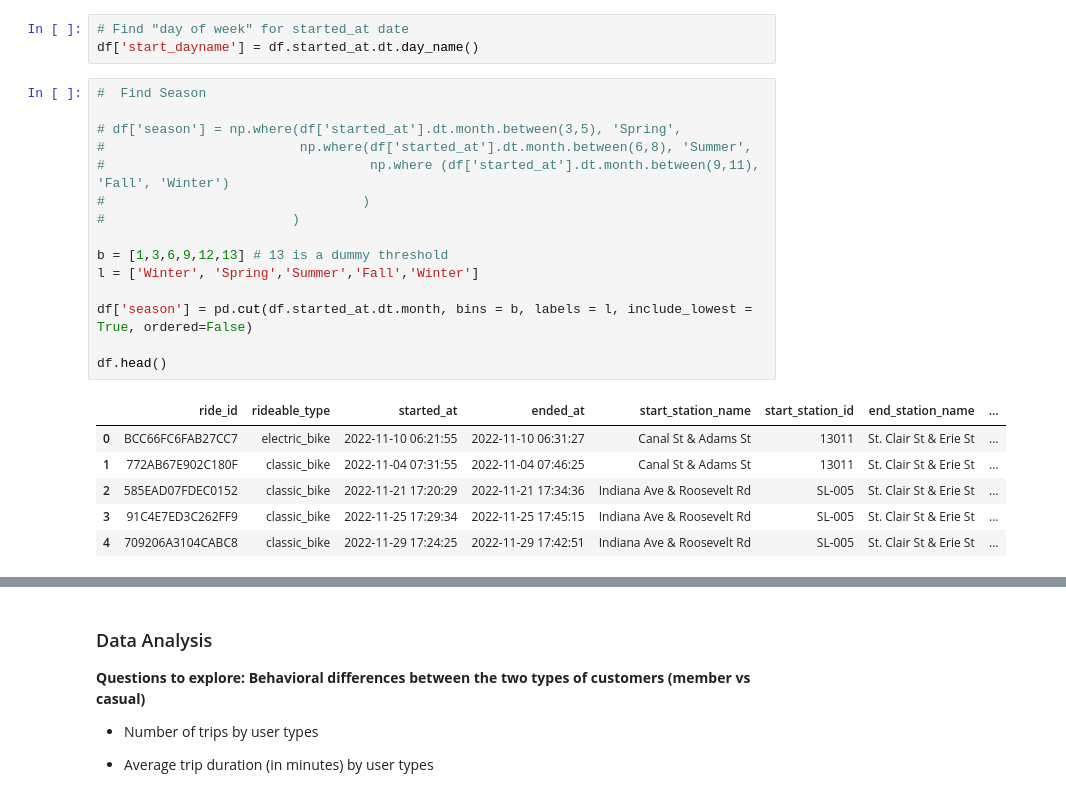
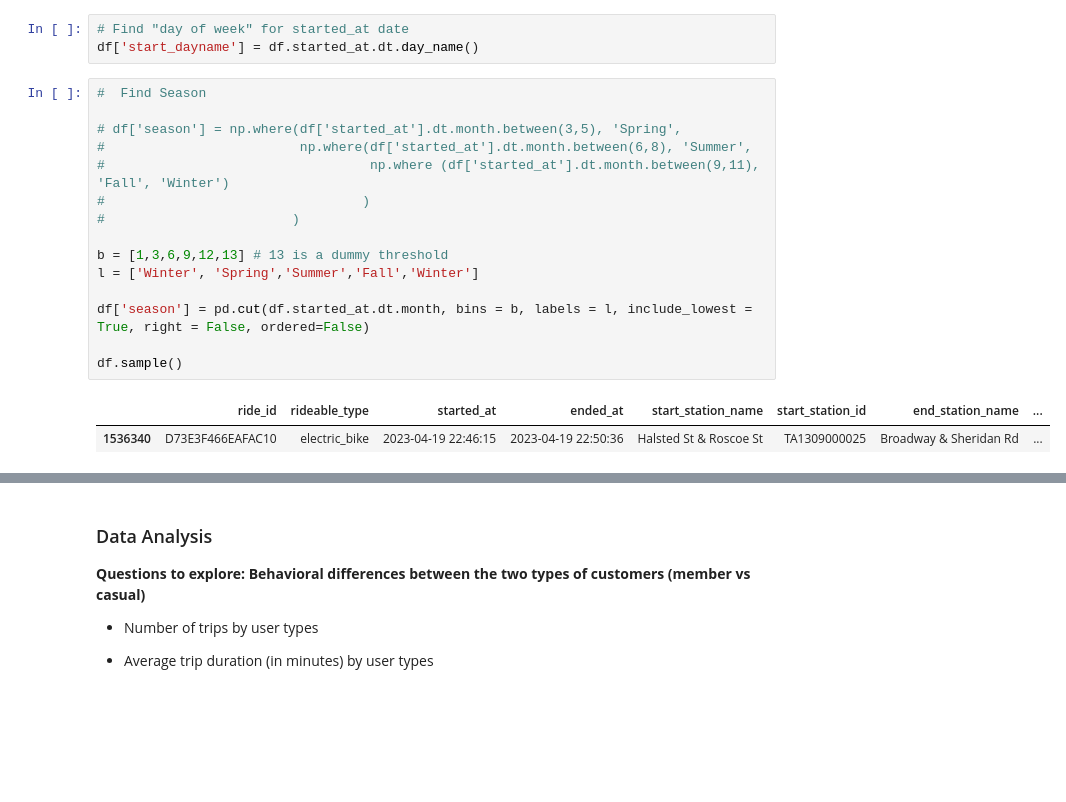
Before and after one commit to cool2d/DataAnalysisProjects, a Jupyter notebook: Cyclistic Analysis.ipynb, the cells around one changed output, grey strips where cells are left out. Saved outputs shown, nothing was run; the diff lists cells and outputs as text; blank space fills up the shorter version.

```diff
--- a/Cyclistic Analysis.ipynb
+++ b/Cyclistic Analysis.ipynb
@@ -114,22 +114,18 @@ df['start_dayname'] = df.started_at.dt.day_name()
 # %%
 #  Find Season
 
 # df['season'] = np.where(df['started_at'].dt.month.between(3,5), 'Spring',
 #                         np.where(df['started_at'].dt.month.between(6,8), 'Summer',
 #                                  np.where (df['started_at'].dt.month.between(9,11), 'Fall', 'Winter')
 #                                 )
 #                        )
 
 b = [1,3,6,9,12,13] # 13 is a dummy threshold
 l = ['Winter', 'Spring','Summer','Fall','Winter']
 
-df['season'] = pd.cut(df.started_at.dt.month, bins = b, labels = l, include_lowest = True, ordered=False)
+df['season'] = pd.cut(df.started_at.dt.month, bins = b, labels = l, include_lowest = True, right = False, ordered=False)
 
-df.head()
+df.sample()
 # %% [output]
 |  | ride_id | rideable_type | started_at | ended_at | start_station_name | start_station_id | end_station_name | ... |
-| 0 | BCC66FC6FAB27CC7 | electric_bike | 2022-11-10 06:21:55 | 2022-11-10 06:31:27 | Canal St & Adams St | 13011 | St. Clair St & Erie St | ... |
-| 1 | 772AB67E902C180F | classic_bike | 2022-11-04 07:31:55 | 2022-11-04 07:46:25 | Canal St & Adams St | 13011 | St. Clair St & Erie St | ... |
-| 2 | 585EAD07FDEC0152 | classic_bike | 2022-11-21 17:20:29 | 2022-11-21 17:34:36 | Indiana Ave & Roosevelt Rd | SL-005 | St. Clair St & Erie St | ... |
-| 3 | 91C4E7ED3C262FF9 | classic_bike | 2022-11-25 17:29:34 | 2022-11-25 17:45:15 | Indiana Ave & Roosevelt Rd | SL-005 | St. Clair St & Erie St | ... |
-| 4 | 709206A3104CABC8 | classic_bike | 2022-11-29 17:24:25 | 2022-11-29 17:42:51 | Indiana Ave & Roosevelt Rd | SL-005 | St. Clair St & Erie St | ... |
+| 1536340 | D73E3F466EAFAC10 | electric_bike | 2023-04-19 22:46:15 | 2023-04-19 22:50:36 | Halsted St & Roscoe St | TA1309000025 | Broadway & Sheridan Rd | ... |
```
Also changed, not shown: parts of 9 cells of this notebook.
